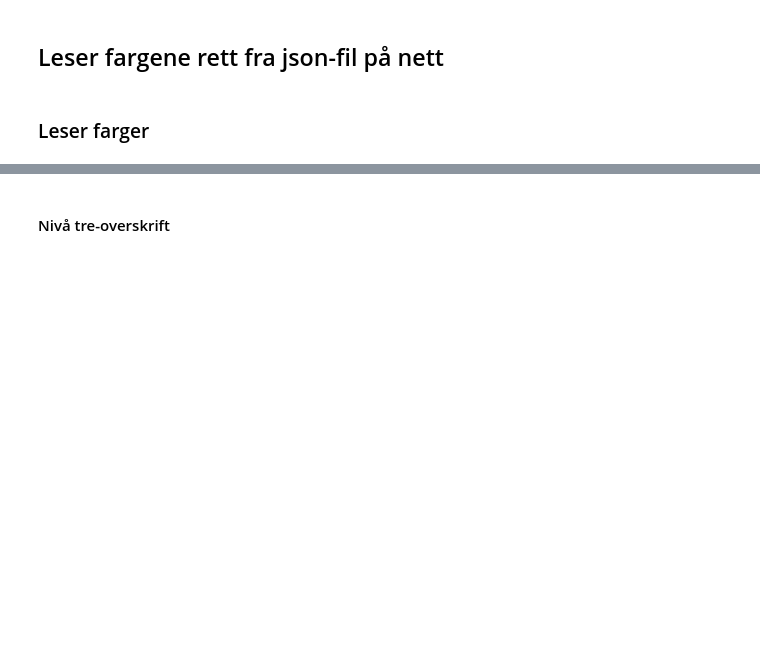
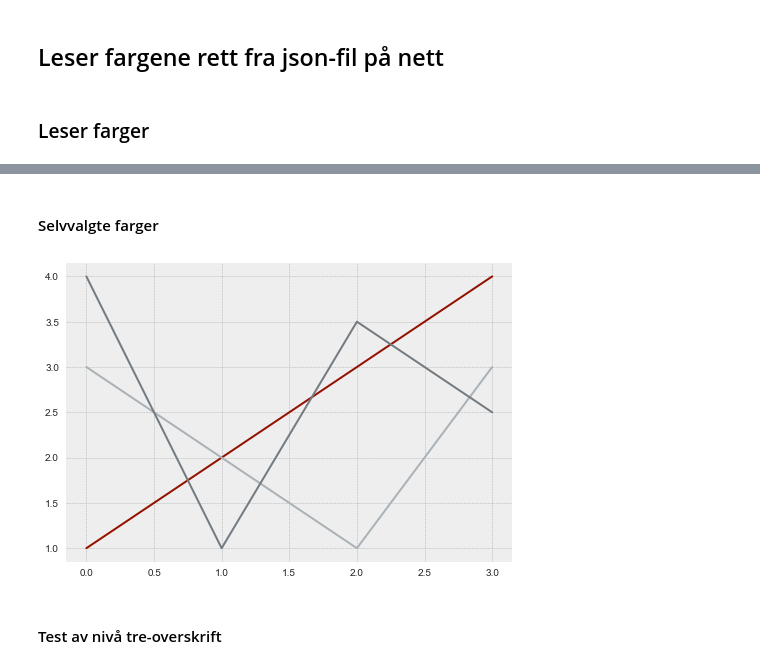
Before and after one commit to kristomi/offentlige_ting, a Jupyter notebook: Menon-farger/Eksempel bruk av Menon-farger.ipynb, the cells around one changed output, grey strips where cells are left out. Drawn from its saved outputs; the diff is of its cells as text; code cells hidden in the pictures; blank space fills up the shorter version.

```diff
--- a/Menon-farger/Eksempel bruk av Menon-farger.ipynb
+++ b/Menon-farger/Eksempel bruk av Menon-farger.ipynb
@@ -48,2 +56,11 @@ plt.show()
+# %% [markdown]
+#### Selvvalgte farger
+# %%
+plt.plot([1,2,3,4],    color=menon_farger['Mørk rød'])
+plt.plot([3,2,1,3],    color=menon_farger['Grå'])
+plt.plot([4,1,3.5,2.5],color=menon_farger['Mørk grå'])
+plt.show()
+# %% [output]
+[figure, added]
 # %% [markdown]
-#### Nivå tre-overskrift
+#### Test av nivå tre-overskrift
```
Also changed, not shown: parts of 12 cells of this notebook.
